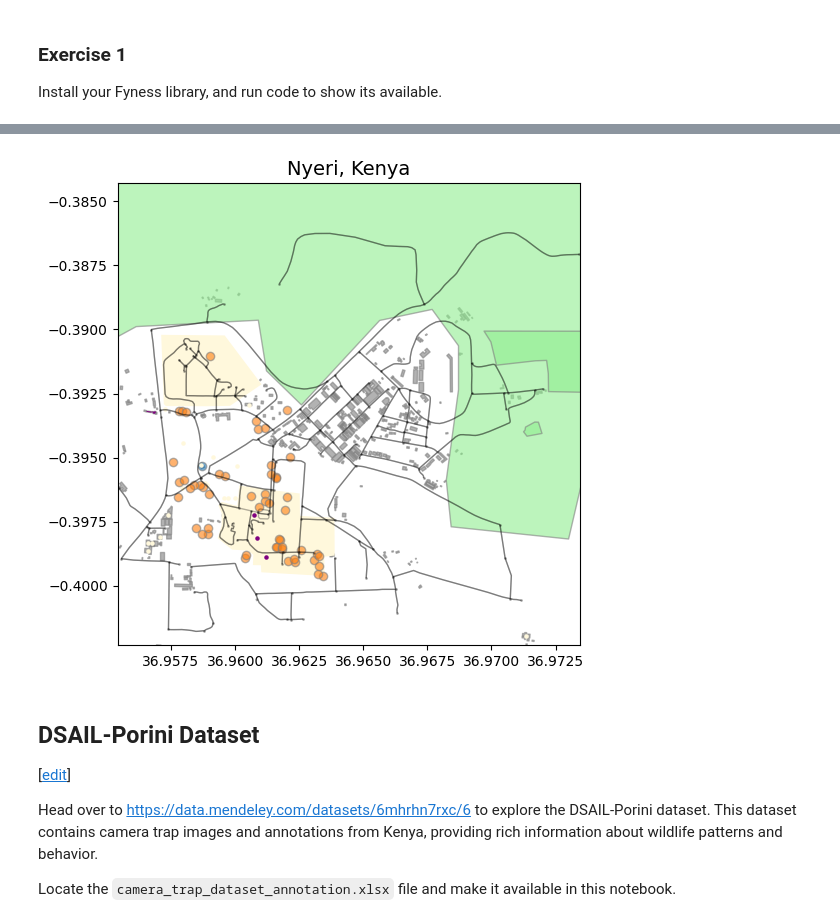
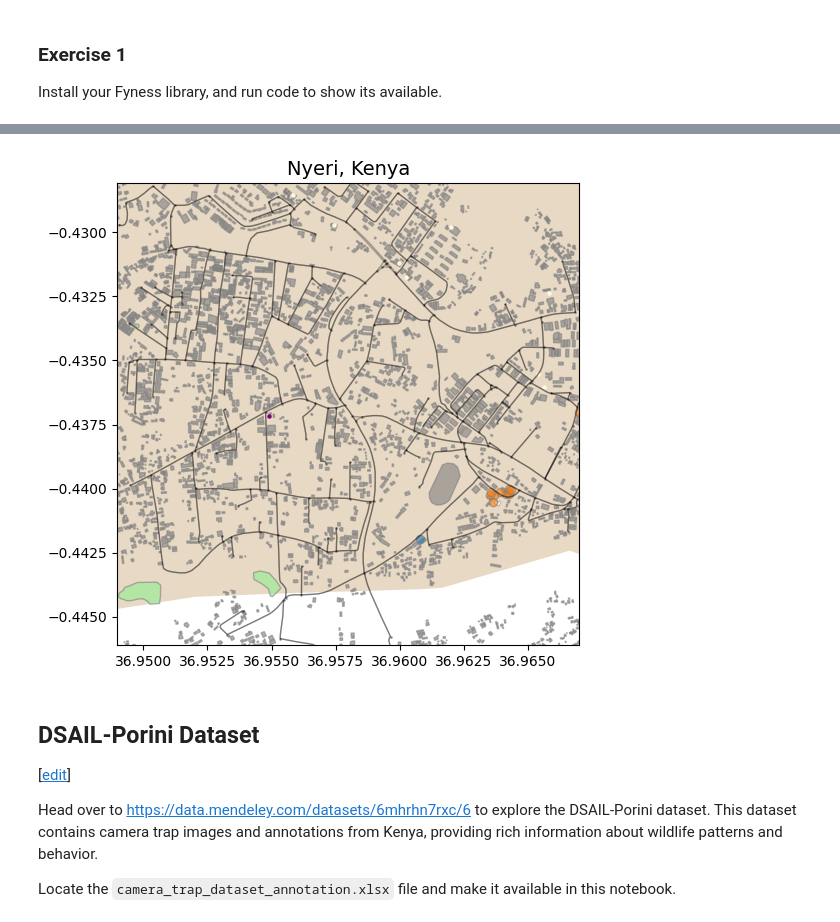
Before and after one commit to silprosa/fynesse_mlfc, a Jupyter notebook: _notebooks/03-dataset-joining-practical.ipynb, the cells around one changed output, grey strips where cells are left out. Cells and saved outputs as stored; diff of their text form; code cells hidden in the pictures.

```diff
--- a/_notebooks/03-dataset-joining-practical.ipynb
+++ b/_notebooks/03-dataset-joining-practical.ipynb
@@ -66,8 +65,8 @@ Resolving deltas: 100% (208/208), done.
 # %%
 # Example: Plot a city map using your reusable function
-fynesse.assess.plot_city_map('Nyeri, Kenya', -0.393307, 36.964427, 2)
+fynesse.assess.plot_city_map('Nyeri, Kenya', -0.4371, 36.9580, 2)
 # %% [output]
-[figure, old version]
+[figure, new version]
 # %% [markdown]
 ## DSAIL-Porini Dataset
 
```
Also changed, not shown: parts of 34 cells of this notebook.
